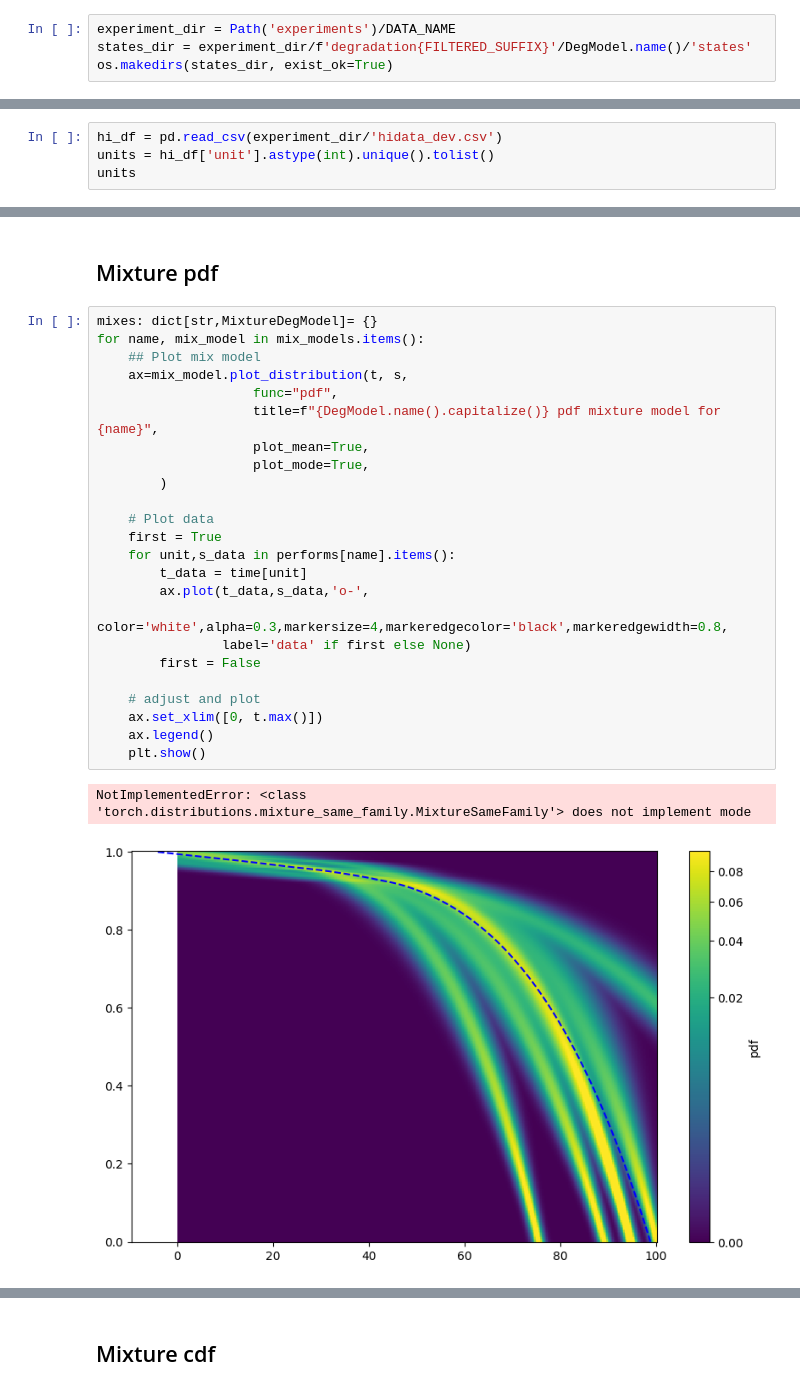
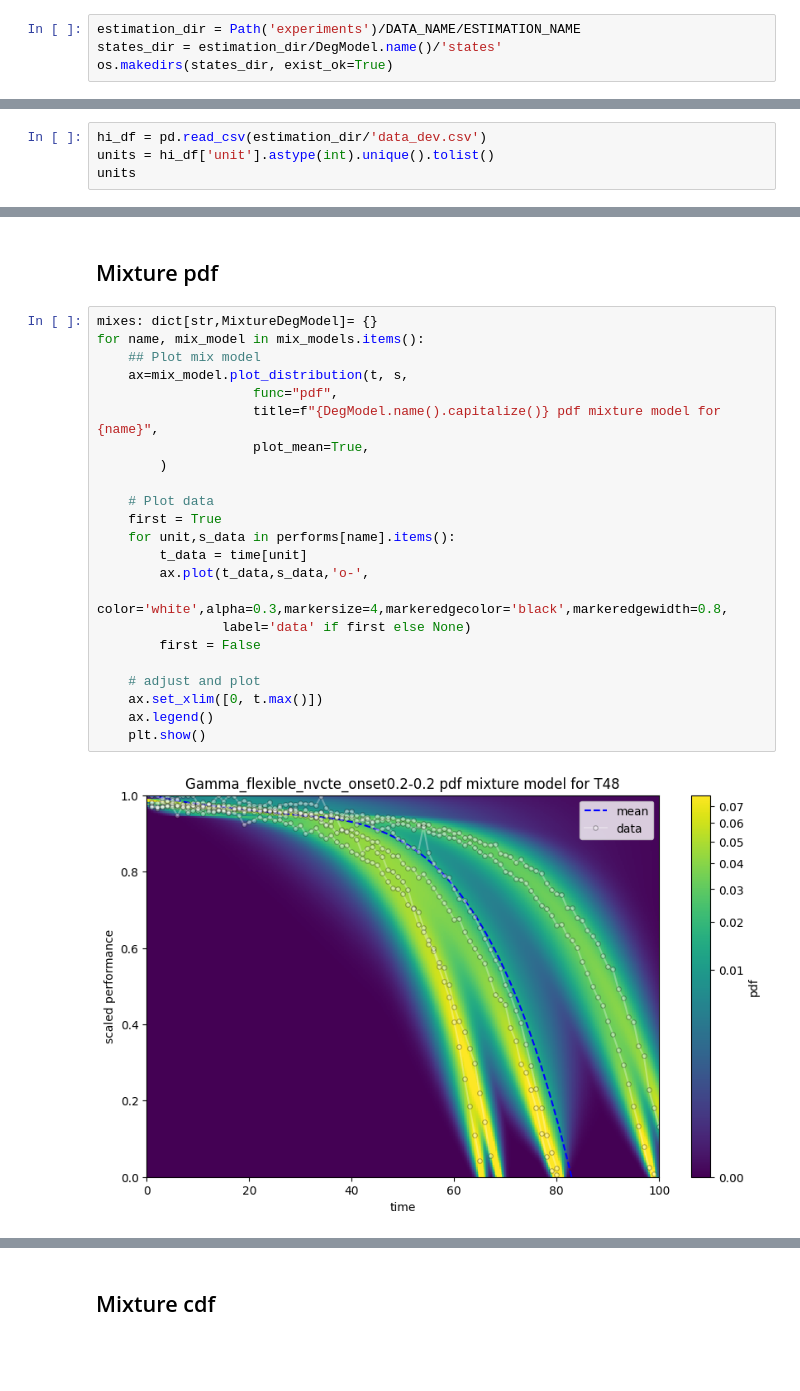
Before and after one commit to 4belito/deep-performance-rul, a Jupyter notebook: 4p-mixture_model_plot.ipynb, the cells around one changed output, grey strips where cells are left out. Saved outputs shown, nothing was run; the diff lists cells and outputs as text; blank space fills up the shorter version.

Commit message:
finalized experimental pipeline

```diff
--- a/4p-mixture_model_plot.ipynb
+++ b/4p-mixture_model_plot.ipynb
@@ -19,13 +19,13 @@ from experiment_config import DegModel,DATA_NAME,FILTERED_SUFFIX
 t = np.linspace(0.1, 100, 400)  # Start from 0.1 instead of 0.0
 s = np.linspace(0.0, 1.0, 300)
 # %%
-experiment_dir = Path('experiments')/DATA_NAME
-states_dir = experiment_dir/f'degradation{FILTERED_SUFFIX}'/DegModel.name()/'states'
+estimation_dir = Path('experiments')/DATA_NAME/ESTIMATION_NAME
+states_dir = estimation_dir/DegModel.name()/'states'
 os.makedirs(states_dir, exist_ok=True)
 # %% [markdown]
 ## Import training data
 # %%
-hi_df = pd.read_csv(experiment_dir/'hidata_dev.csv')
+hi_df = pd.read_csv(estimation_dir/'data_dev.csv')
 units = hi_df['unit'].astype(int).unique().tolist()
 units
 # %% [output]
@@ -65,27 +65,25 @@ for name, units_perform in performs.items():
 # %%
 mixes: dict[str,MixtureDegModel]= {}
 for name, mix_model in mix_models.items():
     ## Plot mix model
     ax=mix_model.plot_distribution(t, s,
                     func="pdf",
 					title=f"{DegModel.name().capitalize()} pdf mixture model for {name}",
 					plot_mean=True,
-					plot_mode=True,
 		)
 
     # Plot data
     first = True
     for unit,s_data in performs[name].items():
         t_data = time[unit]
         ax.plot(t_data,s_data,'o-',
 				color='white',alpha=0.3,markersize=4,markeredgecolor='black',markeredgewidth=0.8,
 				label='data' if first else None)
         first = False
 
     # adjust and plot
     ax.set_xlim([0, t.max()])
     ax.legend()
     plt.show()
 # %% [output]
-NotImplementedError: <class 'torch.distributions.mixture_same_family.MixtureSameFamily'> does not implement mode
-[figure, old version]
+[figure, new version]
```
Also changed, not shown: parts of 7 cells of this notebook, 43 other files.
